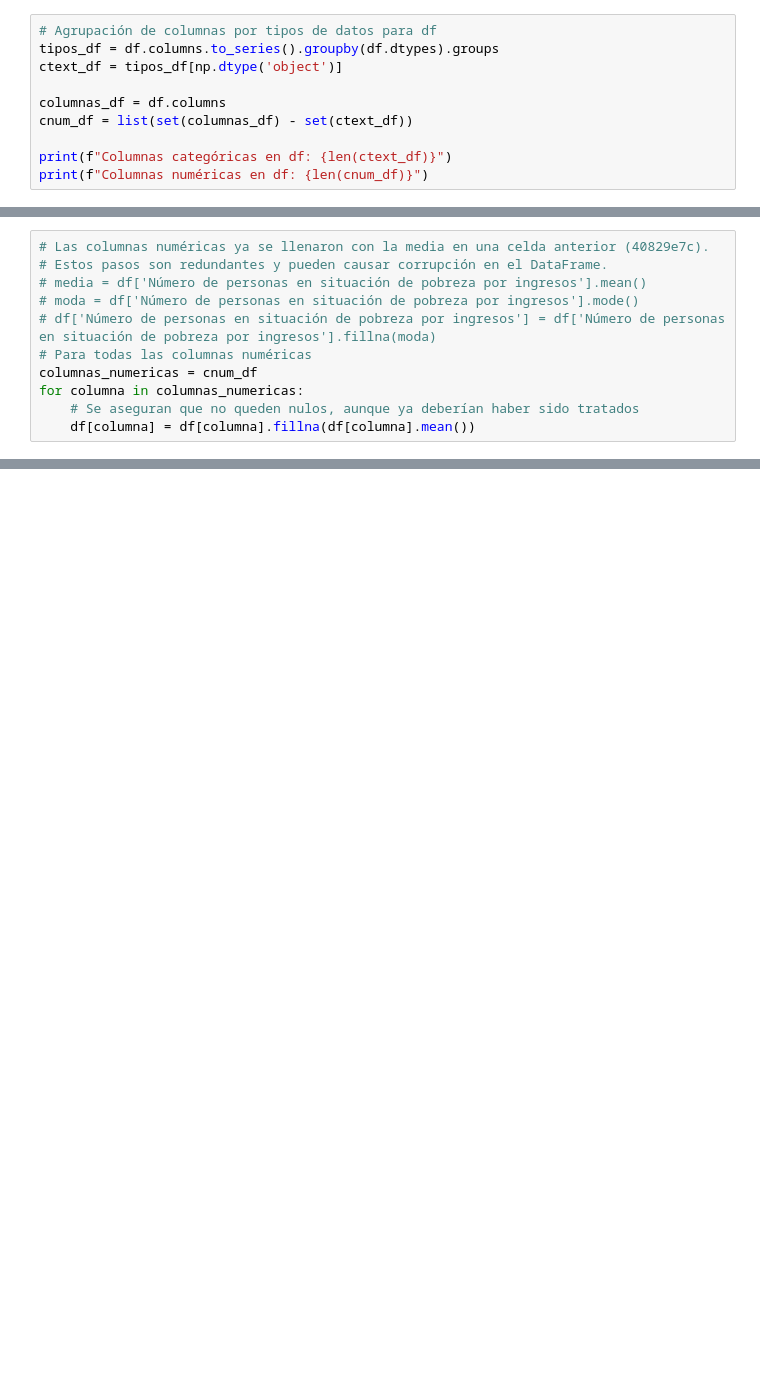
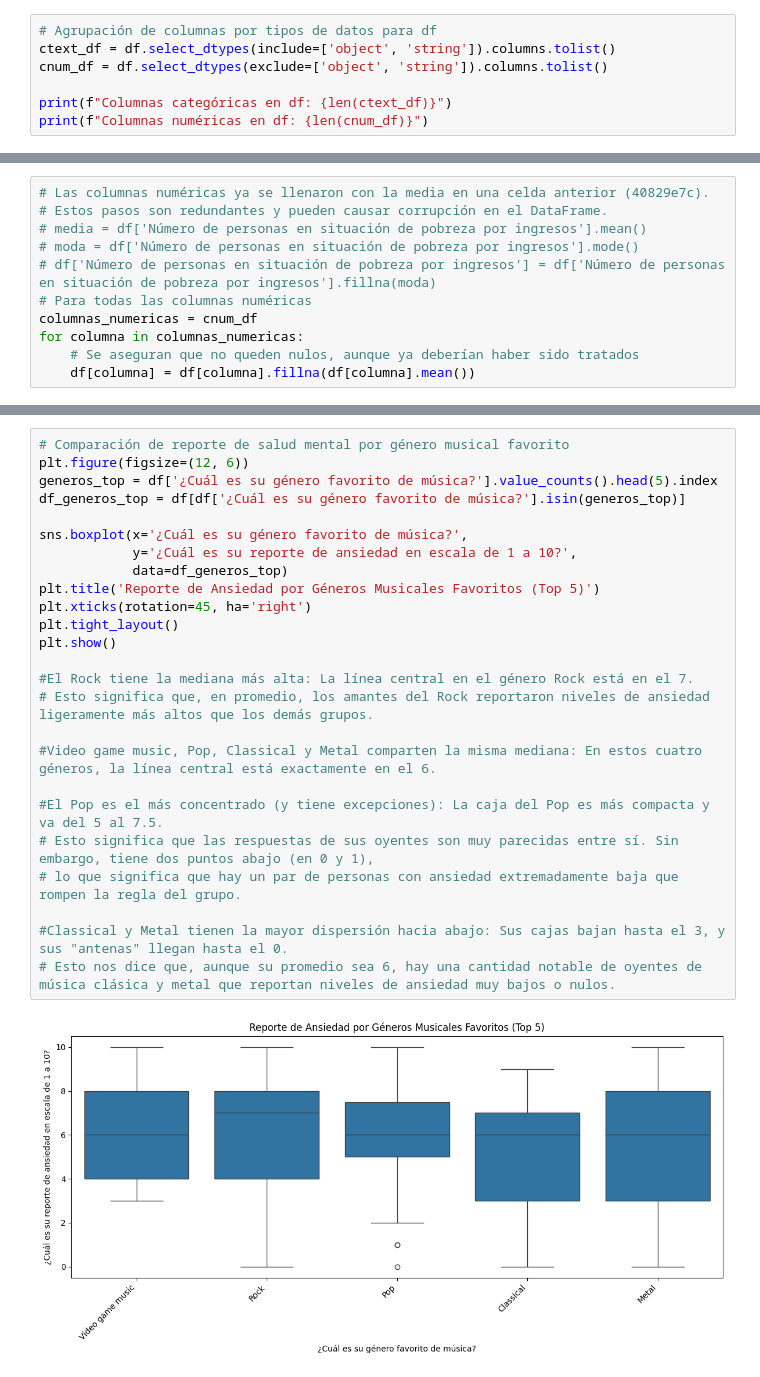
Before and after one commit to masolopa/MINERIADEDATOS, a Jupyter notebook: EV2.ipynb, the cells around one changed output, grey strips where cells are left out. Saved outputs shown, nothing was run; the diff lists cells and outputs as text; blank space fills up the shorter version.

```diff
--- a/EV2.ipynb
+++ b/EV2.ipynb
@@ -475,10 +435,7 @@ for col in num_cols_df2:
 # %%
 # Agrupación de columnas por tipos de datos para df
-tipos_df = df.columns.to_series().groupby(df.dtypes).groups
-ctext_df = tipos_df[np.dtype('object')]
-
-columnas_df = df.columns
-cnum_df = list(set(columnas_df) - set(ctext_df))
+ctext_df = df.select_dtypes(include=['object', 'string']).columns.tolist()
+cnum_df = df.select_dtypes(exclude=['object', 'string']).columns.tolist()
 
 print(f"Columnas categóricas en df: {len(ctext_df)}")
 print(f"Columnas numéricas en df: {len(cnum_df)}")
@@ -904,0 +549,27 @@ sns.heatmap(df2[cnum_df2].corr(), vmin=-1 , vmax=+1, annot=True, cmap="coolwarm"
+# %%
+# Comparación de reporte de salud mental por género musical favorito
+plt.figure(figsize=(12, 6))
+generos_top = df['¿Cuál es su género favorito de música?'].value_counts().head(5).index
+df_generos_top = df[df['¿Cuál es su género favorito de música?'].isin(generos_top)]
+
+sns.boxplot(x='¿Cuál es su género favorito de música?',
+            y='¿Cuál es su reporte de ansiedad en escala de 1 a 10?',
+            data=df_generos_top)
+plt.title('Reporte de Ansiedad por Géneros Musicales Favoritos (Top 5)')
+plt.xticks(rotation=45, ha='right')
+plt.tight_layout()
+plt.show()
+
+#El Rock tiene la mediana más alta: La línea central en el género Rock está en el 7.
+# Esto significa que, en promedio, los amantes del Rock reportaron niveles de ansiedad ligeramente más altos que los demás grupos.
+
+#Video game music, Pop, Classical y Metal comparten la misma mediana: En estos cuatro géneros, la línea central está exactamente en el 6.
+
+#El Pop es el más concentrado (y tiene excepciones): La caja del Pop es más compacta y va del 5 al 7.5.
+# Esto significa que las respuestas de sus oyentes son muy parecidas entre sí. Sin embargo, tiene dos puntos abajo (en 0 y 1),
+# lo que significa que hay un par de personas con ansiedad extremadamente baja que rompen la regla del grupo.
+
+#Classical y Metal tienen la mayor dispersión hacia abajo: Sus cajas bajan hasta el 3, y sus "antenas" llegan hasta el 0.
+# Esto nos dice que, aunque su promedio sea 6, hay una cantidad notable de oyentes de música clásica y metal que reportan niveles de ansiedad muy bajos o nulos.
+# %% [output]
+[figure, added]
```
Also changed, not shown: parts of 87 cells of this notebook.
